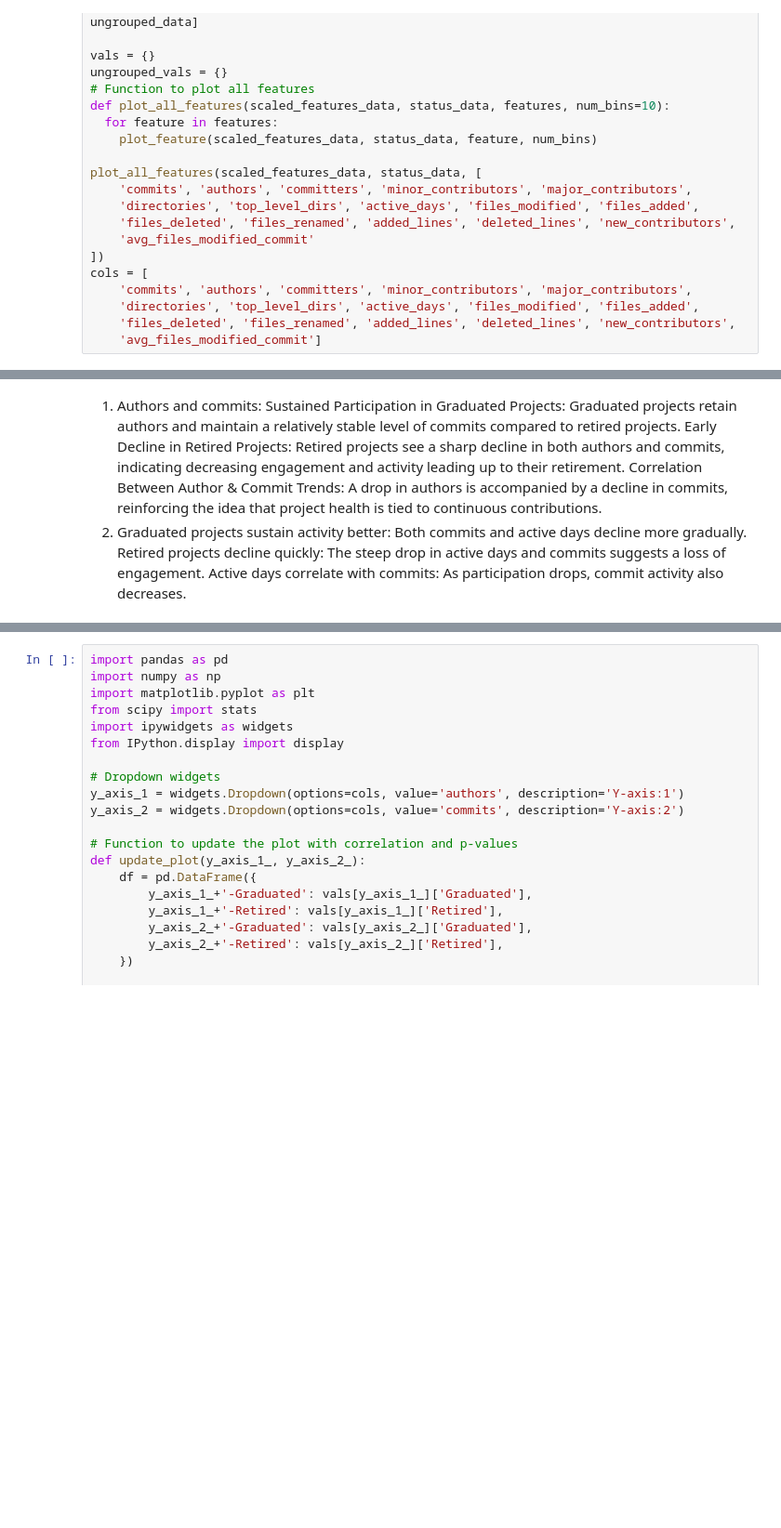
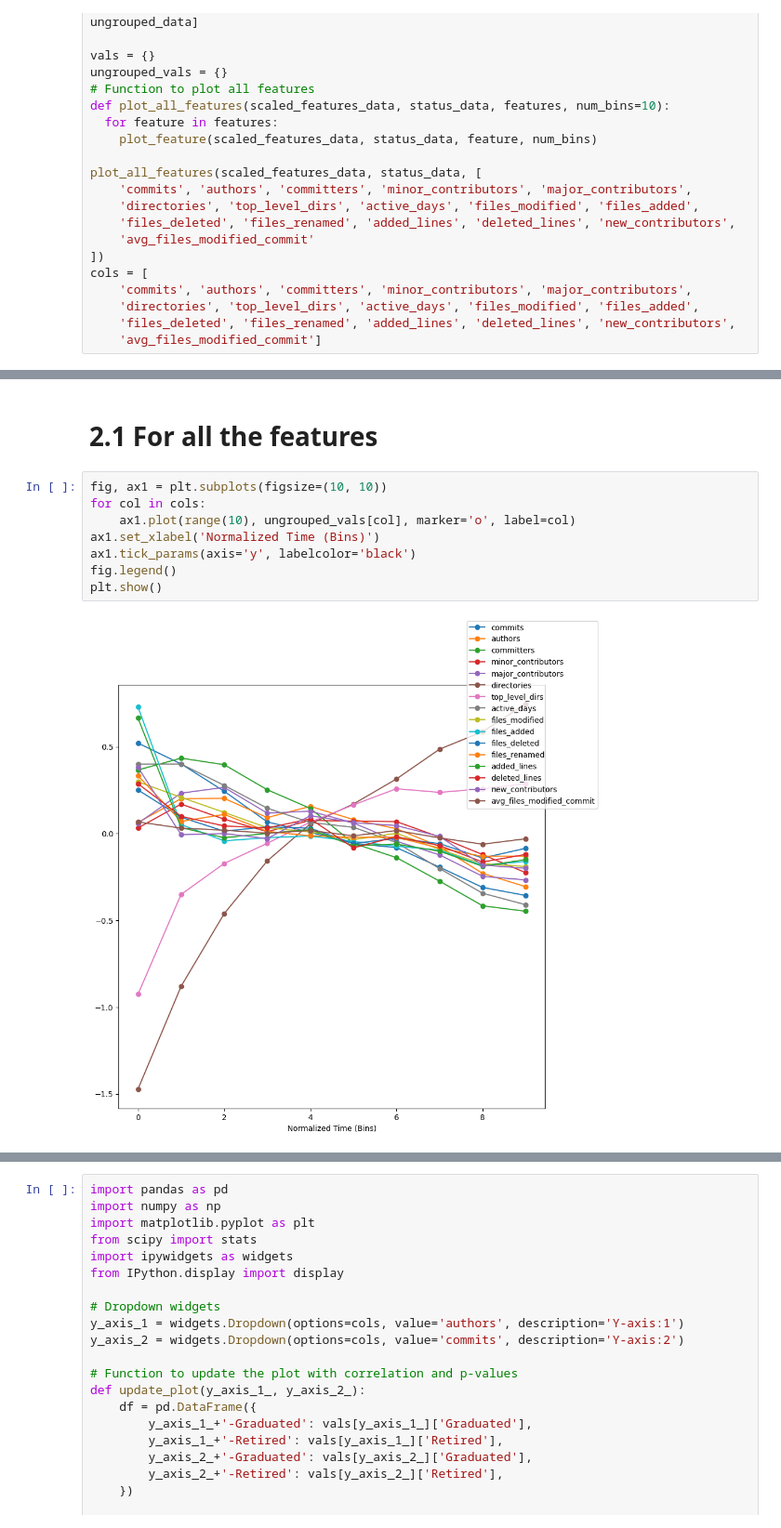
Before and after one commit to OSS-Health-Assess/SE-project, a Jupyter notebook: correlation-EDA-on-scraper-output.ipynb, the cells around one changed output, grey strips where cells are left out. Shown at 93% size. Cells and saved outputs as stored; diff of their text form; blank space fills up the shorter version.

```diff
--- a/correlation-EDA-on-scraper-output.ipynb
+++ b/correlation-EDA-on-scraper-output.ipynb
@@ -324,11 +324,16 @@ display(ui, out)
 # %% [output]
 VBox(children=(Dropdown(description='Y-axis:1', index=1, options=('commits', 'authors', 'committers', 'minor_c…
 [interactive output not drawn]
-# %% [markdown]
-1. Authors and commits: Sustained Participation in Graduated Projects: Graduated projects retain authors and maintain a relatively stable level of commits compared to retired projects.
-Early Decline in Retired Projects: Retired projects see a sharp decline in both authors and commits, indicating decreasing engagement and activity leading up to their retirement.
-Correlation Between Author & Commit Trends: A drop in authors is accompanied by a decline in commits, reinforcing the idea that project health is tied to continuous contributions.
-2. Graduated projects sustain activity better: Both commits and active days decline more gradually.
-Retired projects decline quickly: The steep drop in active days and commits suggests a loss of engagement.
-Active days correlate with commits: As participation drops, commit activity also decreases.
+# %% [markdown]
+# 2.1 For all the features
+# %%
+fig, ax1 = plt.subplots(figsize=(10, 10))
+for col in cols:
+    ax1.plot(range(10), ungrouped_vals[col], marker='o', label=col)
+ax1.set_xlabel('Normalized Time (Bins)')
+ax1.tick_params(axis='y', labelcolor='black')
+fig.legend()
+plt.show()
+# %% [output]
+[figure, added]
 # %% [markdown]
```
Also changed, not shown: parts of 15 cells of this notebook.
